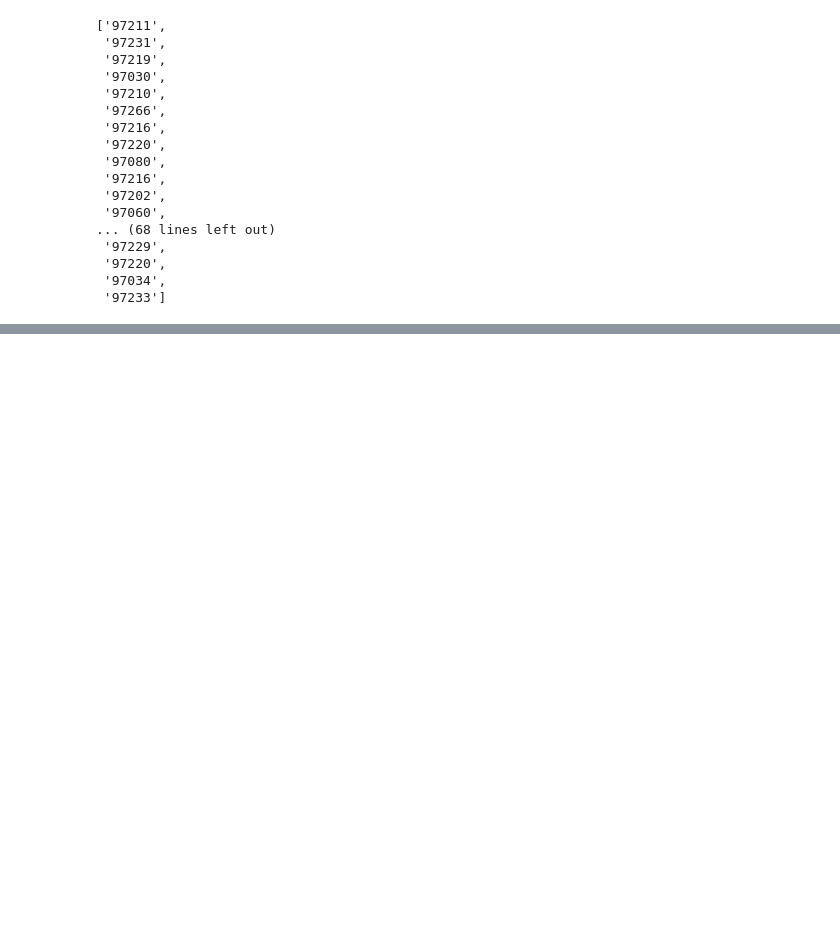
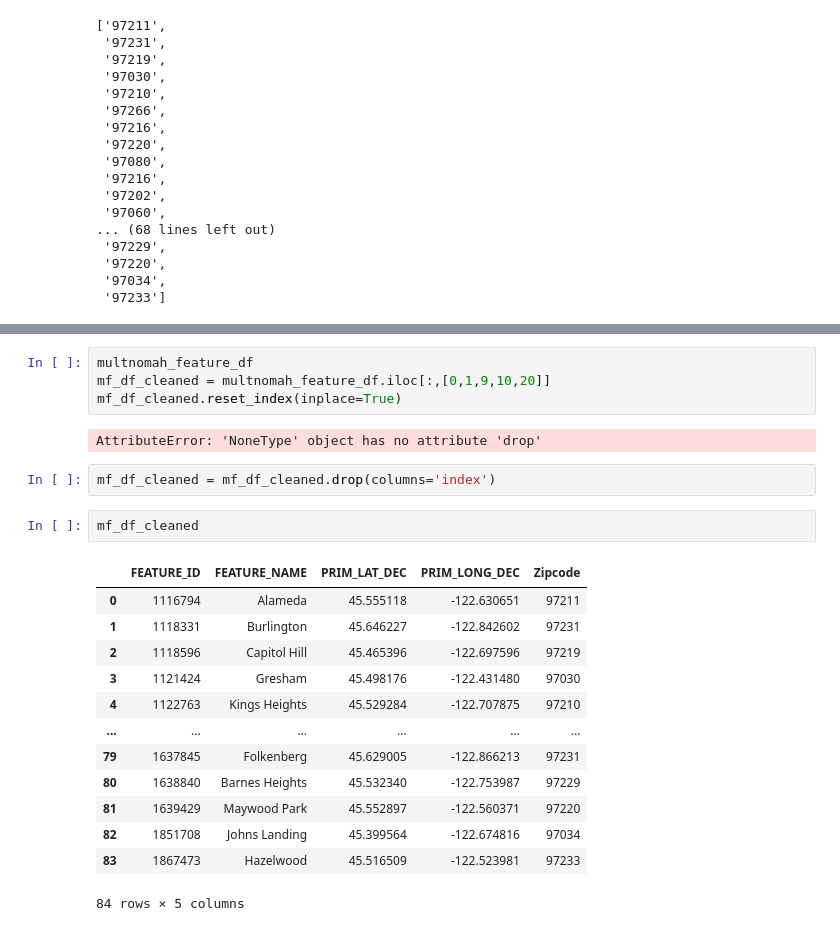
Before and after one commit to troypramsey/WalkabilityRaceIncome_InPortland_2012-2018, a Jupyter notebook: Oregon Dataframe.ipynb, the cells around one changed output, grey strips where cells are left out. Cells and saved outputs as stored; diff of their text form; blank space fills up the shorter version.

Commit message:
cleaned zipcode df

```diff
--- a/Oregon Dataframe.ipynb
+++ b/Oregon Dataframe.ipynb
@@ -102,0 +94,24 @@ multnomah_feature_df
+# %%
+multnomah_feature_df
+mf_df_cleaned = multnomah_feature_df.iloc[:,[0,1,9,10,20]]
+mf_df_cleaned.reset_index(inplace=True)
+# %% [output]
+AttributeError: 'NoneType' object has no attribute 'drop'
+# %%
+mf_df_cleaned = mf_df_cleaned.drop(columns='index')
+# %%
+mf_df_cleaned
+# %% [output]
+|  | FEATURE_ID | FEATURE_NAME | PRIM_LAT_DEC | PRIM_LONG_DEC | Zipcode |
+| 0 | 1116794 | Alameda | 45.555118 | -122.630651 | 97211 |
+| 1 | 1118331 | Burlington | 45.646227 | -122.842602 | 97231 |
+| 2 | 1118596 | Capitol Hill | 45.465396 | -122.697596 | 97219 |
+| 3 | 1121424 | Gresham | 45.498176 | -122.431480 | 97030 |
+| 4 | 1122763 | Kings Heights | 45.529284 | -122.707875 | 97210 |
+| ... | ... | ... | ... | ... | ... |
+| 79 | 1637845 | Folkenberg | 45.629005 | -122.866213 | 97231 |
+| 80 | 1638840 | Barnes Heights | 45.532340 | -122.753987 | 97229 |
+| 81 | 1639429 | Maywood Park | 45.552897 | -122.560371 | 97220 |
+| 82 | 1851708 | Johns Landing | 45.399564 | -122.674816 | 97034 |
+| 83 | 1867473 | Hazelwood | 45.516509 | -122.523981 | 97233 |
+84 rows × 5 columns
```
Also changed, not shown: parts of 2 cells of this notebook.
